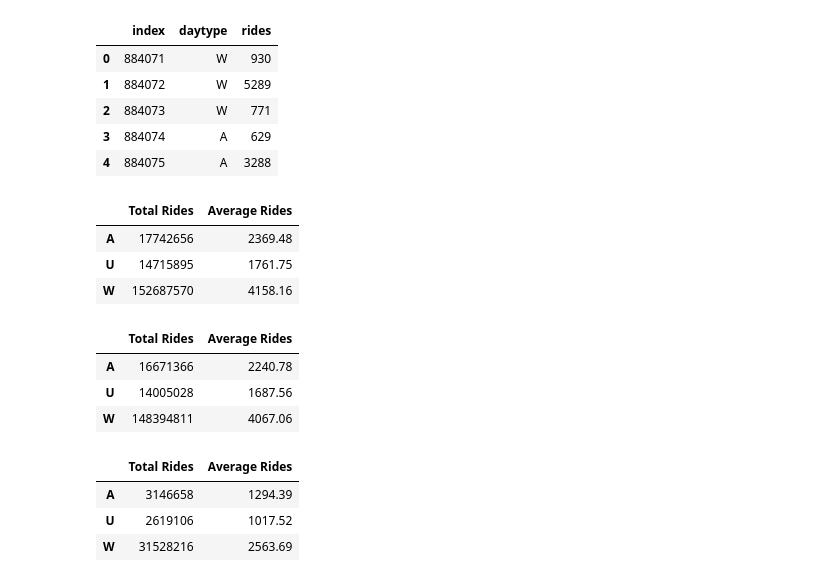
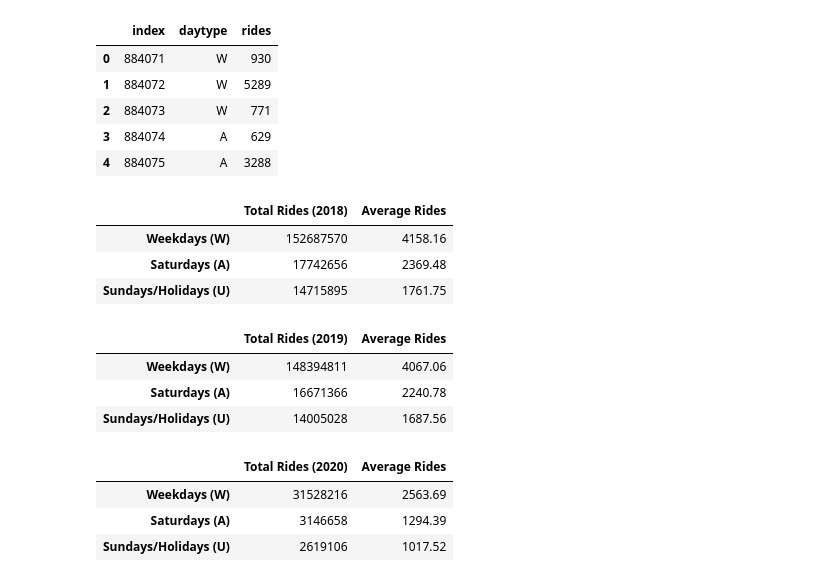
Before and after one commit to cdfencing/Project-I, a Jupyter notebook: daytype_yearly_means.ipynb, the cells around one changed output. Saved outputs shown, nothing was run; the diff lists cells and outputs as text; code cells hidden in the pictures.

Commit message:
calculations on rides by daytype

```diff
--- a/daytype_yearly_means.ipynb
+++ b/daytype_yearly_means.ipynb
@@ -57,19 +58,19 @@ avg_rides_U_18 = rides_2018_daytype_avg.loc['U', 'rides']
 avg_rides_W_18 = rides_2018_daytype_avg.loc['W', 'rides']
 
 #create 2018 ride values data frame
-ride_values_2018 = pd.DataFrame(columns = ["Total Rides", "Average Rides"],
-                             index = ["A", "U", "W"])
+ride_values_2018 = pd.DataFrame(columns = ["Total Rides (2018)", "Average Rides"],
+                             index = ["Weekdays (W)", "Saturdays (A)", "Sundays/Holidays (U)"])
 
-ride_values_2018.loc["A"] = [rides_A_18, avg_rides_A_18]
-ride_values_2018.loc["U"] = [rides_U_18, avg_rides_U_18]
-ride_values_2018.loc["W"] = [rides_W_18, avg_rides_W_18]
+ride_values_2018.loc["Saturdays (A)"] = [rides_A_18, avg_rides_A_18]
+ride_values_2018.loc["Sundays/Holidays (U)"] = [rides_U_18, avg_rides_U_18]
+ride_values_2018.loc["Weekdays (W)"] = [rides_W_18, avg_rides_W_18]
+
+ride_values_2018
+# %% [output]
+|  | Total Rides (2018) | Average Rides |
+| Weekdays (W) | 152687570 | 4158.16 |
+| Saturdays (A) | 17742656 | 2369.48 |
+| Sundays/Holidays (U) | 14715895 | 1761.75 |
-# %%
-ride_values_2018
-# %% [output]
-|  | Total Rides | Average Rides |
-| A | 17742656 | 2369.48 |
-| U | 14715895 | 1761.75 |
-| W | 152687570 | 4158.16 |
 # %%
 L_data_2019 = L_data.loc[(L_data['date']>= '01-01-2019') & (L_data['date']<= "12-31-2019")]
 
@@ -78,29 +79,29 @@ rides_2019 = L_data_2019[['daytype', 'rides']].reset_index()
 # %%
 #calculations for the rides by daytypes for 2019
 rides_2019_daytype = rides_2019.groupby('daytype').sum()
 rides_2019_daytype_avg = rides_2019.groupby("daytype").mean()
 
 rides_A_19 = rides_2019_daytype.loc['A', 'rides']
 rides_U_19 = rides_2019_daytype.loc['U', 'rides']
 rides_W_19 = rides_2019_daytype.loc['W', 'rides']
 avg_rides_A_19 = rides_2019_daytype_avg.loc['A', 'rides']
 avg_rides_U_19 = rides_2019_daytype_avg.loc['U', 'rides']
 avg_rides_W_19 = rides_2019_daytype_avg.loc['W', 'rides']
 
 #create 2019 ride values data frame
-ride_values_2019 = pd.DataFrame(columns = ["Total Rides", "Average Rides"],
-                             index = ["A", "U", "W"])
+ride_values_2019 = pd.DataFrame(columns = ["Total Rides (2019)", "Average Rides"],
+                             index = ["Weekdays (W)", "Saturdays (A)", "Sundays/Holidays (U)"])
 
-ride_values_2019.loc["A"] = [rides_A_19, avg_rides_A_19]
-ride_values_2019.loc["U"] = [rides_U_19, avg_rides_U_19]
-ride_values_2019.loc["W"] = [rides_W_19, avg_rides_W_19]
+ride_values_2019.loc["Saturdays (A)"] = [rides_A_19, avg_rides_A_19]
+ride_values_2019.loc["Sundays/Holidays (U)"] = [rides_U_19, avg_rides_U_19]
+ride_values_2019.loc["Weekdays (W)"] = [rides_W_19, avg_rides_W_19]
 
 ride_values_2019
 # %% [output]
-|  | Total Rides | Average Rides |
-| A | 16671366 | 2240.78 |
-| U | 14005028 | 1687.56 |
-| W | 148394811 | 4067.06 |
+|  | Total Rides (2019) | Average Rides |
+| Weekdays (W) | 148394811 | 4067.06 |
+| Saturdays (A) | 16671366 | 2240.78 |
+| Sundays/Holidays (U) | 14005028 | 1687.56 |
 # %%
 L_data_2020 = L_data.loc[(L_data['date']>= '01-01-2020') & (L_data['date']<= "12-31-2020")]
 
@@ -119,16 +120,16 @@ avg_rides_U_20 = rides_2020_daytype_avg.loc['U', 'rides']
 avg_rides_W_20 = rides_2020_daytype_avg.loc['W', 'rides']
 
 #create 2020 ride values data frame
-ride_values_2020 = pd.DataFrame(columns = ["Total Rides", "Average Rides"],
-                             index = ["A", "U", "W"])
+ride_values_2020 = pd.DataFrame(columns = ["Total Rides (2020)", "Average Rides"],
+                             index = ["Weekdays (W)", "Saturdays (A)", "Sundays/Holidays (U)"])
 
-ride_values_2020.loc["A"] = [rides_A_20, avg_rides_A_20]
-ride_values_2020.loc["U"] = [rides_U_20, avg_rides_U_20]
-ride_values_2020.loc["W"] = [rides_W_20, avg_rides_W_20]
+ride_values_2020.loc["Saturdays (A)"] = [rides_A_20, avg_rides_A_20]
+ride_values_2020.loc["Sundays/Holidays (U)"] = [rides_U_20, avg_rides_U_20]
+ride_values_2020.loc["Weekdays (W)"] = [rides_W_20, avg_rides_W_20]
 
 ride_values_2020
 # %% [output]
-|  | Total Rides | Average Rides |
-| A | 3146658 | 1294.39 |
-| U | 2619106 | 1017.52 |
-| W | 31528216 | 2563.69 |
+|  | Total Rides (2020) | Average Rides |
+| Weekdays (W) | 31528216 | 2563.69 |
+| Saturdays (A) | 3146658 | 1294.39 |
+| Sundays/Holidays (U) | 2619106 | 1017.52 |
```
Also changed, not shown: parts of 3 cells of this notebook, 1 other file.
